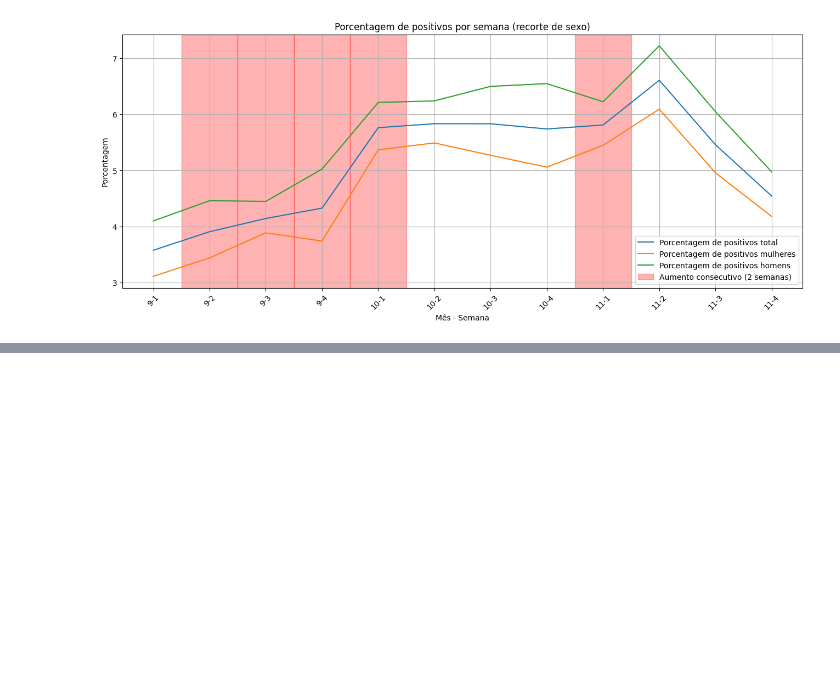
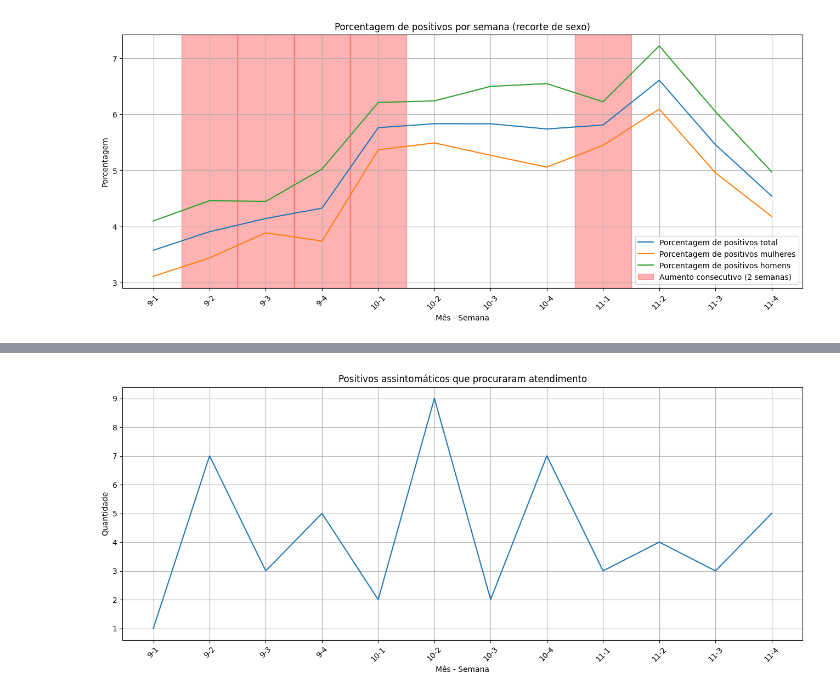
Before and after one commit to jaqueantunes/covid_pos, a Jupyter notebook: pos_T3.ipynb, the cells around one changed output, grey strips where cells are left out. Saved outputs shown, nothing was run; the diff lists cells and outputs as text; code cells hidden in the pictures; blank space fills up the shorter version.

Commit message:
Positivados que não tinham sintoma e procuraram atendimento

```diff
--- a/pos_T3.ipynb
+++ b/pos_T3.ipynb
@@ -817,0 +822,8 @@ plt.show()
+# %%
+# Todos que não tiveram nenhum sintoma, procuraram atendimento, e testaram positivo
+positivados_sem_sintoma = df_clinico[(df_clinico['febre'] != 1.0) & (df_clinico['tosse'] != 1.0)
+& (df_clinico['dificuldade_respirar'] != 1.0) & (df_clinico['dor_peito'] != 1.0)
+& (df_clinico['perda_olfato_paladar'] != 1.0) & (df_clinico['dor_cabeca'] != 1.0)
+& (df_clinico['dor_garganta'] != 1.0) & (df_clinico['atendimento'] == 1) & (df_clinico['resultado_teste_covid'] == 1)].groupby(['mes','semana']).size()
+
+positivados_sem_sintoma
@@ -817,0 +846,13 @@ plt.show()
+# %%
+positivados_sem_sintoma_1 = positivados_sem_sintoma.reset_index()
+plt.figure(figsize=(16,6))
+plt.grid()
+positivados_sem_sintoma_1['label'] = positivados_sem_sintoma_1['mes'].astype(str) + '-' + positivados_sem_sintoma_1['semana'].astype(str)
+plt.plot(positivados_sem_sintoma_1['label'], positivados_sem_sintoma_1[0], label='Positivados sem sintoma')
+plt.title('Positivos assintomáticos que procuraram atendimento')
+plt.xlabel('Mês - Semana')
+plt.ylabel('Quantidade')
+plt.xticks(rotation=45)
+plt.show()
+# %% [output]
+[figure, added]
```
Also changed, not shown: parts of 3 cells of this notebook.
